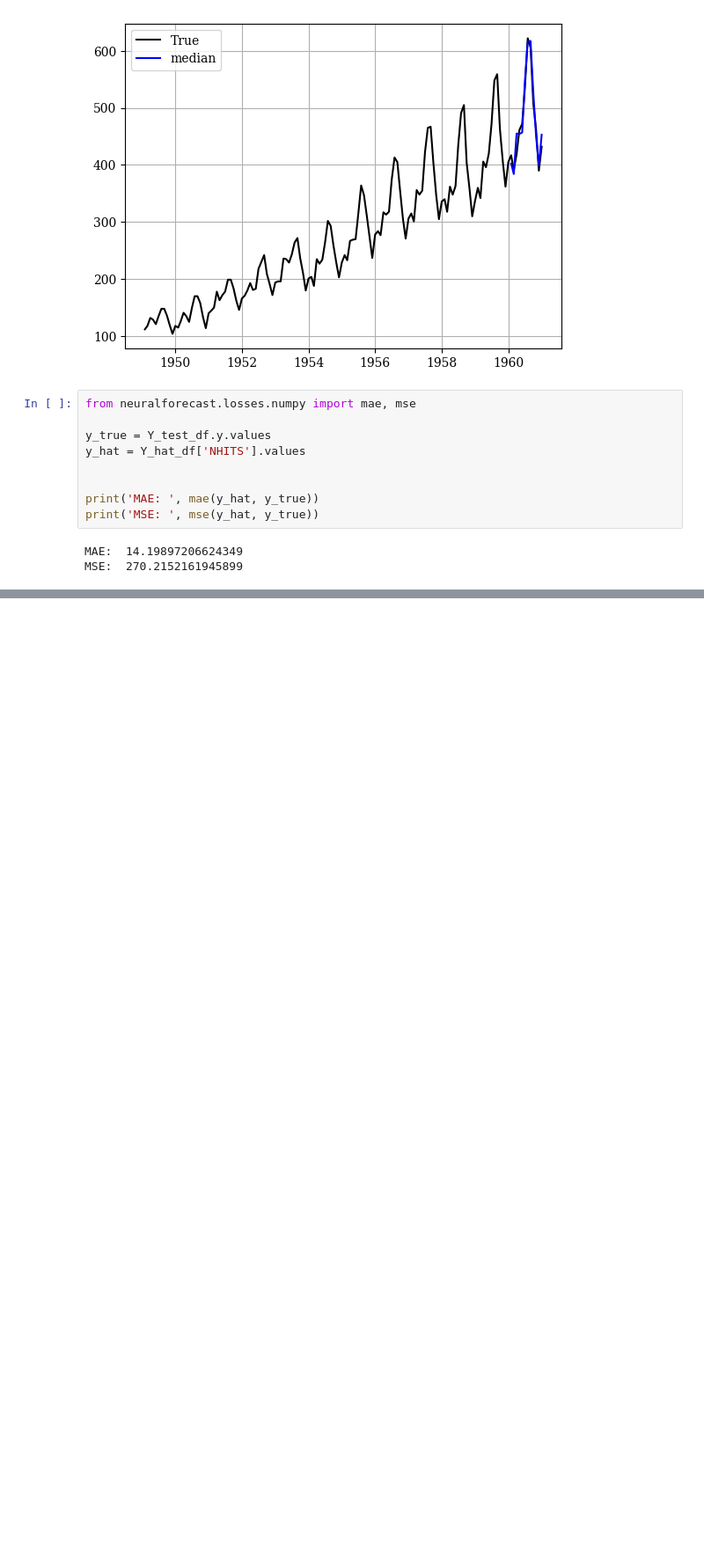
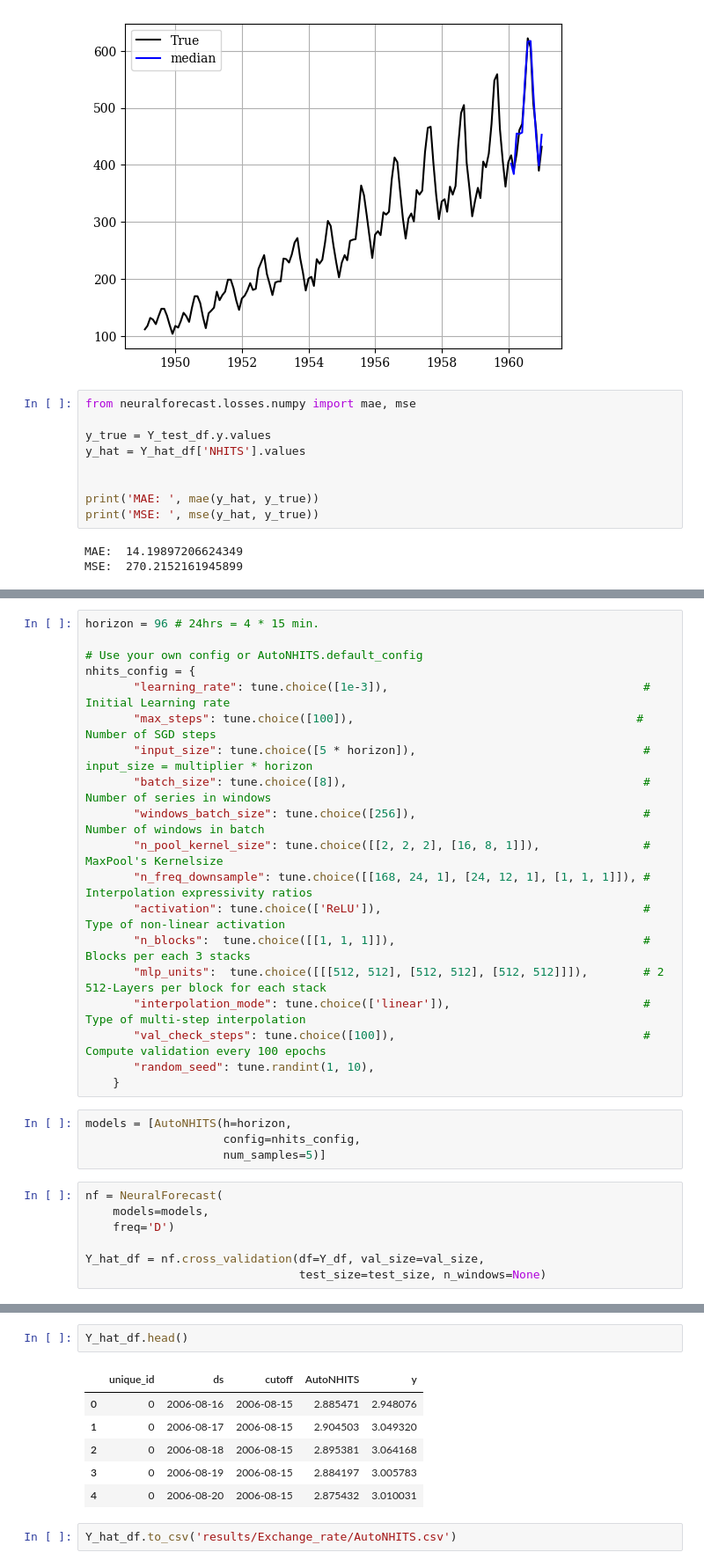
Before and after one commit to Blair-Lu-c/MADS, a Jupyter notebook: Deep_Learning_Project/models.nhits.ipynb, the cells around one changed output, grey strips where cells are left out. Shown at 88% size. Cells and saved outputs as stored; diff of their text form; blank space fills up the shorter version.

```diff
--- a/Deep_Learning_Project/models.nhits.ipynb
+++ b/Deep_Learning_Project/models.nhits.ipynb
@@ -750,0 +789,30 @@ MSE:  270.2152161945899
+# %%
+horizon = 96 # 24hrs = 4 * 15 min.
+
+# Use your own config or AutoNHITS.default_config
+nhits_config = {
+       "learning_rate": tune.choice([1e-3]),                                     # Initial Learning rate
+       "max_steps": tune.choice([100]),                                         # Number of SGD steps
+       "input_size": tune.choice([5 * horizon]),                                 # input_size = multiplier * horizon
+       "batch_size": tune.choice([8]),                                           # Number of series in windows
+       "windows_batch_size": tune.choice([256]),                                 # Number of windows in batch
+       "n_pool_kernel_size": tune.choice([[2, 2, 2], [16, 8, 1]]),               # MaxPool's Kernelsize
+       "n_freq_downsample": tune.choice([[168, 24, 1], [24, 12, 1], [1, 1, 1]]), # Interpolation expressivity ratios
+       "activation": tune.choice(['ReLU']),                                      # Type of non-linear activation
+       "n_blocks":  tune.choice([[1, 1, 1]]),                                    # Blocks per each 3 stacks
+       "mlp_units":  tune.choice([[[512, 512], [512, 512], [512, 512]]]),        # 2 512-Layers per block for each stack
+       "interpolation_mode": tune.choice(['linear']),                            # Type of multi-step interpolation
+       "val_check_steps": tune.choice([100]),                                    # Compute validation every 100 epochs
+       "random_seed": tune.randint(1, 10),
+    }
+# %%
+models = [AutoNHITS(h=horizon,
+                    config=nhits_config,
+                    num_samples=5)]
+# %%
+nf = NeuralForecast(
+    models=models,
+    freq='D')
+
+Y_hat_df = nf.cross_validation(df=Y_df, val_size=val_size,
+                               test_size=test_size, n_windows=None)
@@ -750,0 +843,11 @@ MSE:  270.2152161945899
+# %%
+Y_hat_df.head()
+# %% [output]
+|  | unique_id | ds | cutoff | AutoNHITS | y |
+| 0 | 0 | 2006-08-16 | 2006-08-15 | 2.885471 | 2.948076 |
+| 1 | 0 | 2006-08-17 | 2006-08-15 | 2.904503 | 3.049320 |
+| 2 | 0 | 2006-08-18 | 2006-08-15 | 2.895381 | 3.064168 |
+| 3 | 0 | 2006-08-19 | 2006-08-15 | 2.884197 | 3.005783 |
+| 4 | 0 | 2006-08-20 | 2006-08-15 | 2.875432 | 3.010031 |
+# %%
+Y_hat_df.to_csv('results/Exchange_rate/AutoNHITS.csv')
```
Also changed, not shown: parts of 16 cells of this notebook.
